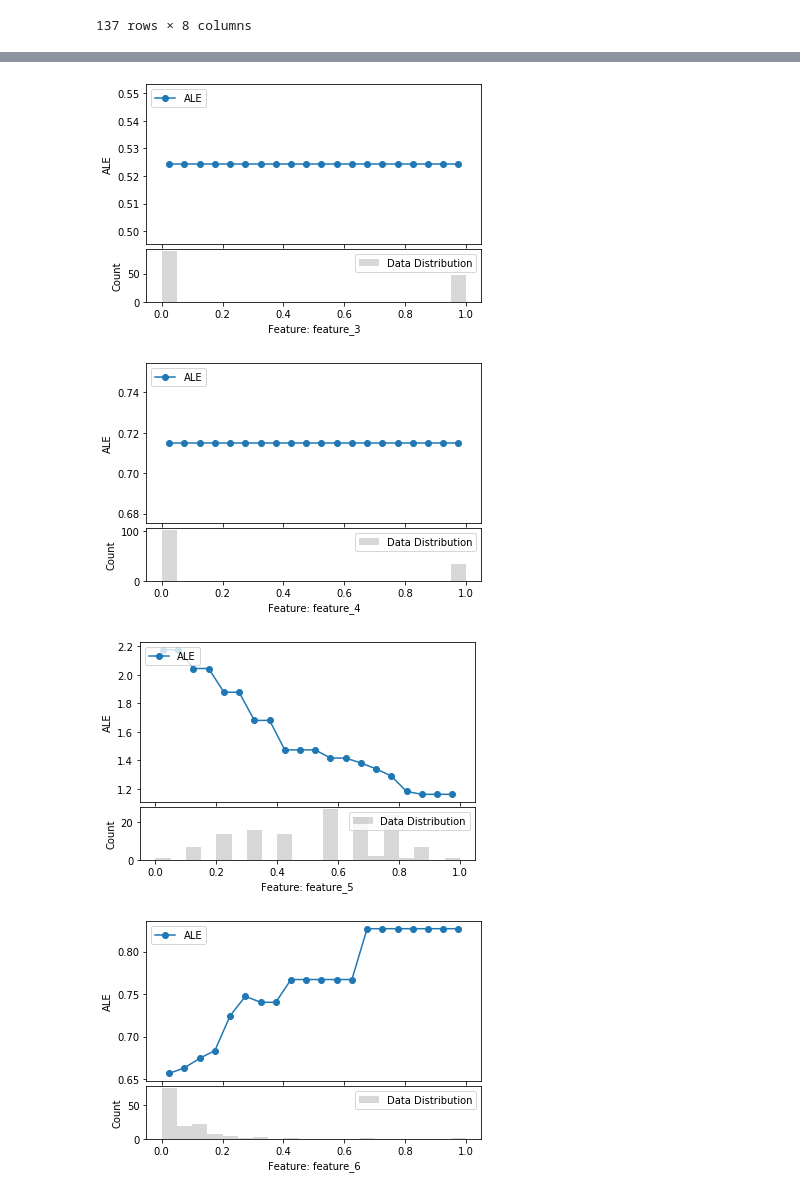
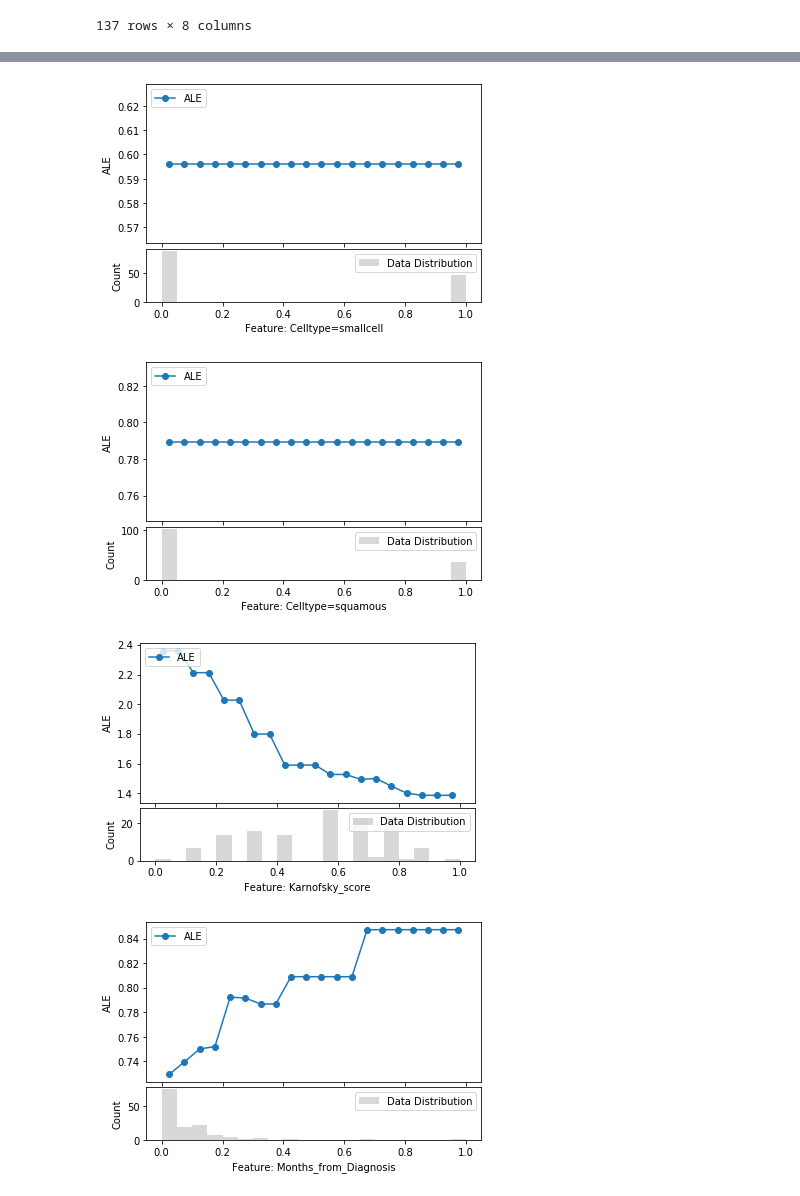
Before and after one commit to hyeok-jong/SNU_surv, a Jupyter notebook: deepsurv.ipynb, the cells around one changed output, grey strips where cells are left out. Drawn from its saved outputs; the diff is of its cells as text; code cells hidden in the pictures.

```diff
--- a/deepsurv.ipynb
+++ b/deepsurv.ipynb
@@ -287,6 +277,7 @@ surv_XDF
 137 rows × 8 columns
 # %%
 import matplotlib.pyplot as plt
+
 from pdpbox.pdp import pdp_isolate, pdp_plot
 
 # Generate the PDP plots with histograms below for all features
@@ -297,14 +288,13 @@ for i, feature in enumerate(feature_names, 1):
         model_features=feature_names,
         feature=feature
     )
-    fig, axes = pdp_plot(pdp_feature, cols[i-1], plot_lines=True, frac_to_plot=1, plot_pts_dist=True)
+    fig, axes = pdp_plot(pdp_feature, cols[i-1], plot_lines=False, frac_to_plot=1, plot_pts_dist=True,figsize = (10,5), plot_params = {'fill_alpha': 0.0})
 
     # Add a histogram of the feature values below the PDP plot
     ax2 = fig.add_axes([fig.axes[-1].get_position().x0, fig.axes[-1].get_position().y0 - 0.25,
                         fig.axes[-1].get_position().width, 0.2])
     ax2.hist(surv_XDF[feature], bins=20, alpha=0.3, color='gray')
-    ax2.set_xlabel(feature)
+    ax2.set_xlabel(cols[i-1])
     ax2.set_ylabel('Count')
-
     plt.show()
 # %% [output]
@@ -361,7 +331,7 @@ class WrappedModel(nn.Module):
 
 wrapped_model = WrappedModel(model)
 def model_predict(X):
-    return wrapped_model.predict(X)
+    return torch.log(wrapped_model.predict(X))
 
 X_df = surv_XDF
 def compute_ale(predict_fn, X, feature, bins=20):
@@ -383,7 +353,7 @@ def compute_ale(predict_fn, X, feature, bins=20):
     return bin_centers, np.cumsum(ale_values)
 
 
-def plot_ale_with_bottom_histogram(predict_fn, X, feature, bins=20):
+def plot_ale_with_bottom_histogram(predict_fn, X, feature,i, bins=20):
     bin_centers, ale_values = compute_ale(predict_fn, X, feature, bins)
 
     # Create the ALE plot and histogram in a 2-row grid
@@ -397,7 +367,7 @@ def plot_ale_with_bottom_histogram(predict_fn, X, feature, bins=20):
 
     # Histogram (data distribution)
     ax2.hist(X[feature], bins=bins, alpha=0.3, color='gray', label='Data Distribution')
-    ax2.set_xlabel(f'Feature: {feature}')
+    ax2.set_xlabel(f'Feature: {cols[i-1]}')
     ax2.set_ylabel('Count')
     ax2.legend(loc='upper right')
 
@@ -405,5 +375,5 @@ def plot_ale_with_bottom_histogram(predict_fn, X, feature, bins=20):
 
 # Generate the ALE plots with histograms below for all features
 for i, feature in enumerate(feature_names, 1):
-    plot_ale_with_bottom_histogram(wrapped_model.predict, X_df, feature, bins=20)
+    plot_ale_with_bottom_histogram(wrapped_model.predict, X_df, feature,i, bins=20)
 # %% [output]
@@ -412,4 +382,4 @@ for i, feature in enumerate(feature_names, 1):
-[figure, old version]
+[figure, new version]
-[figure, old version]
+[figure, new version]
-[figure, old version]
+[figure, new version]
-[figure, old version]
+[figure, new version]
```
Also changed, not shown: parts of 14 cells of this notebook, 2 other files.
